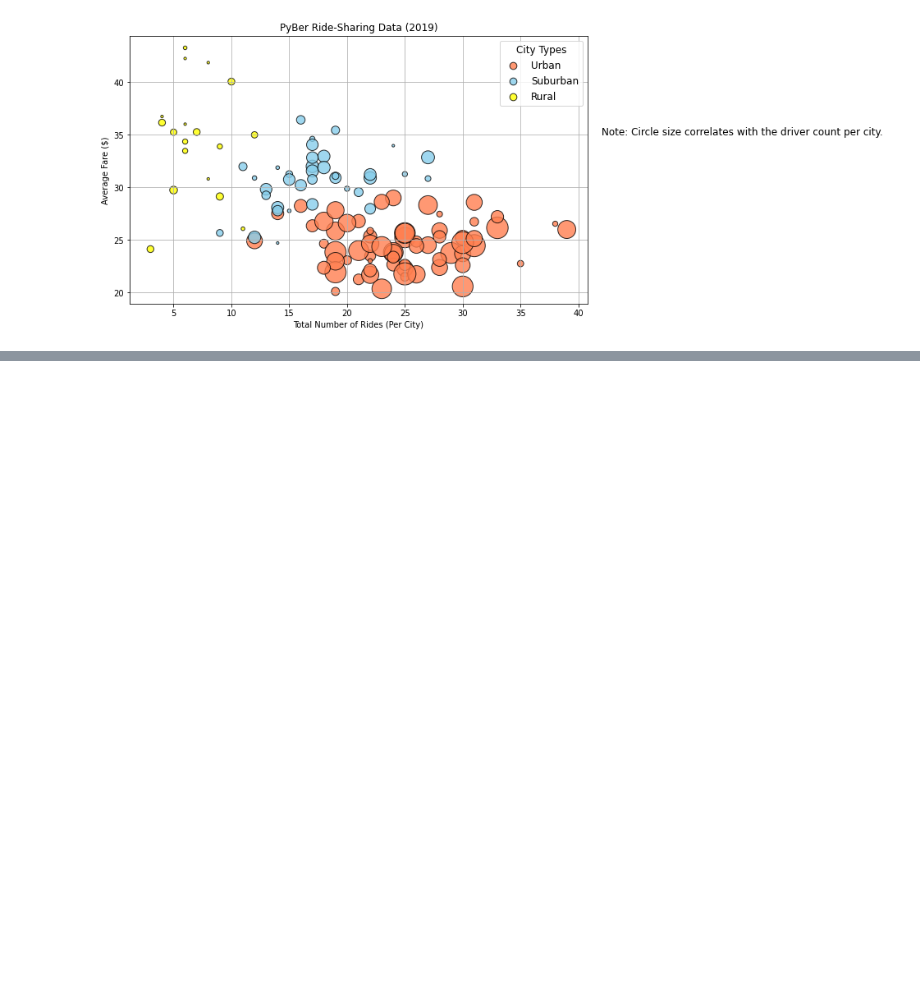
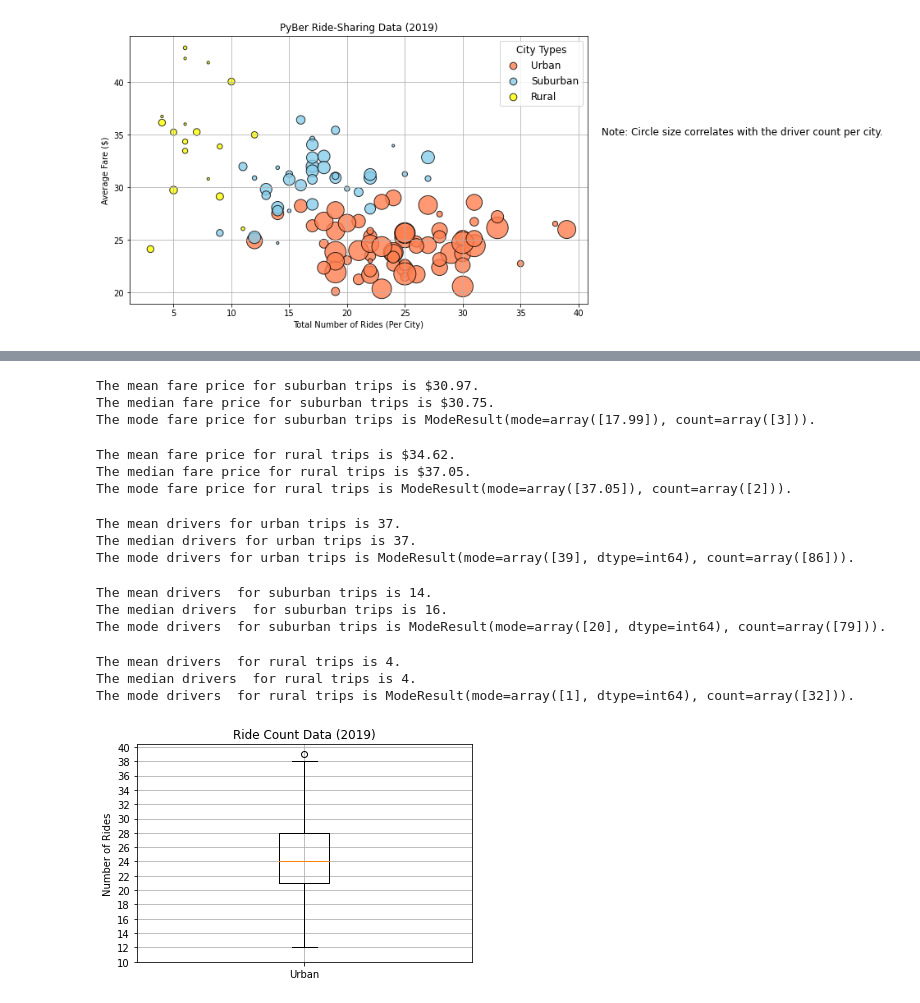
Before and after one commit to lauras521/PyBe_Analysis, a Jupyter notebook: PyBer_Ride_Data_Module5.3.ipynb, the cells around one changed output, grey strips where cells are left out. Drawn from its saved outputs; the diff is of its cells as text; code cells hidden in the pictures; blank space fills up the shorter version.

```diff
--- a/PyBer_Ride_Data_Module5.3.ipynb
+++ b/PyBer_Ride_Data_Module5.3.ipynb
@@ -279,0 +363,78 @@ plt.show()
+# %%
+#get fares for suburban cities
+suburban_fares=suburban_cities_df["fare"]
+mean_suburban_fares=np.mean(suburban_fares)
+print(f"The mean fare price for suburban trips is ${mean_suburban_fares:.2f}.")
+median_suburban_fares=np.median(suburban_fares)
+print(f"The median fare price for suburban trips is ${median_suburban_fares:.2f}.")
+mode_suburban_fares=sts.mode(suburban_fares)
+print(f"The mode fare price for suburban trips is {mode_suburban_fares}.")
+# %% [output]
+The mean fare price for suburban trips is $30.97.
+The median fare price for suburban trips is $30.75.
+The mode fare price for suburban trips is ModeResult(mode=array([17.99]), count=array([3])).
+# %%
+#get fares for rural cities
+rural_fares=rural_cities_df["fare"]
+mean_rural_fares=np.mean(rural_fares)
+print(f"The mean fare price for rural trips is ${mean_rural_fares:.2f}.")
+median_rural_fares=np.median(rural_fares)
+print(f"The median fare price for rural trips is ${median_rural_fares:.2f}.")
+mode_rural_fares=sts.mode(rural_fares)
+print(f"The mode fare price for rural trips is {mode_rural_fares}.")
+# %% [output]
+The mean fare price for rural trips is $34.62.
+The median fare price for rural trips is $37.05.
+The mode fare price for rural trips is ModeResult(mode=array([37.05]), count=array([2])).
+# %%
+#get driver data for urban cities
+urban_drivers=urban_cities_df["driver_count"]
+mean_urban_drivers=np.mean(urban_drivers)
+print(f"The mean drivers for urban trips is {mean_urban_drivers:1.0f}.")
+median_urban_drivers=np.median(urban_drivers)
+print(f"The median drivers for urban trips is {median_urban_drivers:1.0f}.")
+mode_urban_drivers=sts.mode(urban_drivers)
+print(f"The mode drivers for urban trips is {mode_urban_drivers}.")
+# %% [output]
+The mean drivers for urban trips is 37.
+The median drivers for urban trips is 37.
+The mode drivers for urban trips is ModeResult(mode=array([39], dtype=int64), count=array([86])).
+# %%
+#get drivers for suburban cities
+suburban_drivers=suburban_cities_df["driver_count"]
+mean_suburban_drivers=np.mean(suburban_drivers)
+print(f"The mean drivers  for suburban trips is {mean_suburban_drivers:1.0f}.")
+median_suburban_drivers=np.median(suburban_drivers)
+print(f"The median drivers  for suburban trips is {median_suburban_drivers:1.0f}.")
+mode_suburban_drivers=sts.mode(suburban_drivers)
+print(f"The mode drivers  for suburban trips is {mode_suburban_drivers}.")
+# %% [output]
+The mean drivers  for suburban trips is 14.
+The median drivers  for suburban trips is 16.
+The mode drivers  for suburban trips is ModeResult(mode=array([20], dtype=int64), count=array([79])).
+# %%
+#get drivers for rural cities
+rural_drivers=rural_cities_df["driver_count"]
+mean_rural_drivers=np.mean(rural_drivers)
+print(f"The mean drivers  for rural trips is {mean_rural_drivers:1.0f}.")
+median_rural_drivers=np.median(rural_drivers)
+print(f"The median drivers  for rural trips is {median_rural_drivers:1.0f}.")
+mode_rural_drivers=sts.mode(rural_drivers)
+print(f"The mode drivers  for rural trips is {mode_rural_drivers}.")
+# %% [output]
+The mean drivers  for rural trips is 4.
+The median drivers  for rural trips is 4.
+The mode drivers  for rural trips is ModeResult(mode=array([1], dtype=int64), count=array([32])).
+# %%
+#box and whisker for urban cities ride count
+x_labels=["Urban"]
+fig,ax=plt.subplots()
+ax.boxplot(urban_ride_count, labels=x_labels)
+#add the title, y_axis label, and grid
+ax.set_title("Ride Count Data (2019)")
+ax.set_ylabel("Number of Rides")
+ax.set_yticks(np.arange(10,41,step=2.0))
+ax.grid()
+plt.show()
+# %% [output]
+[figure, added]
```
Also changed, not shown: parts of 16 cells of this notebook.
